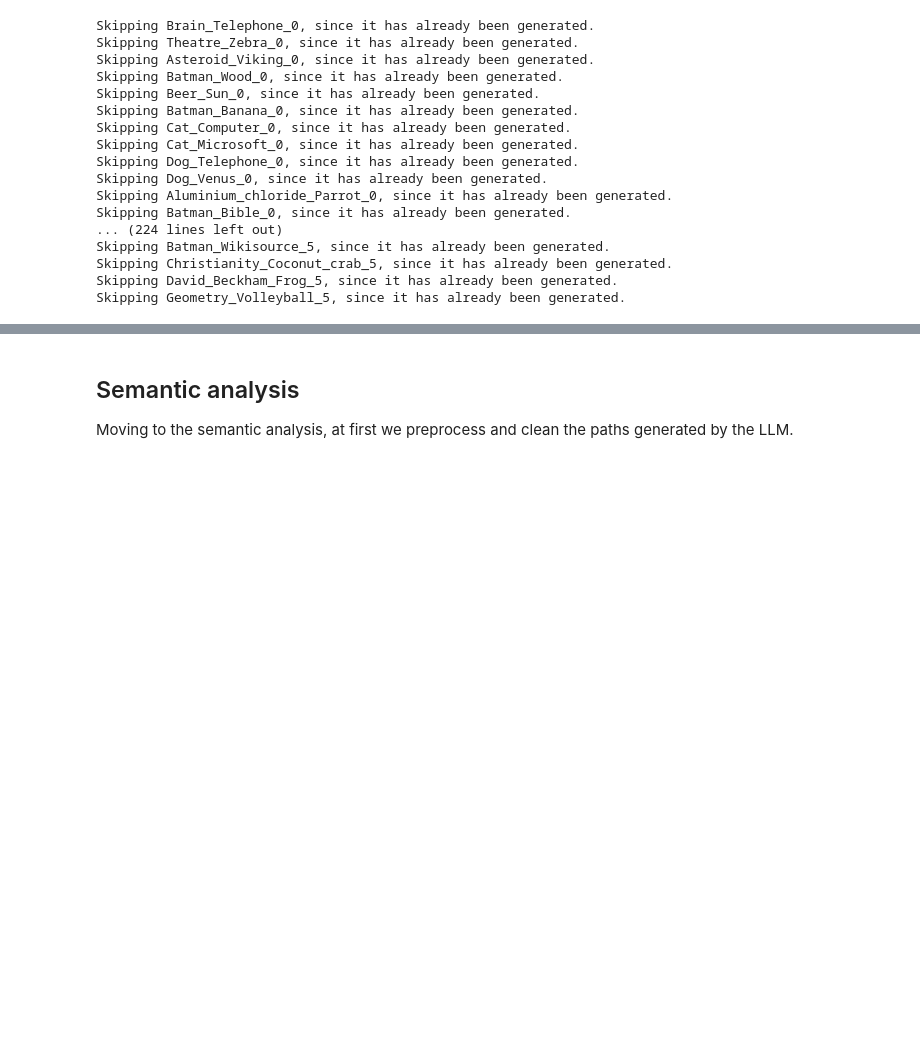
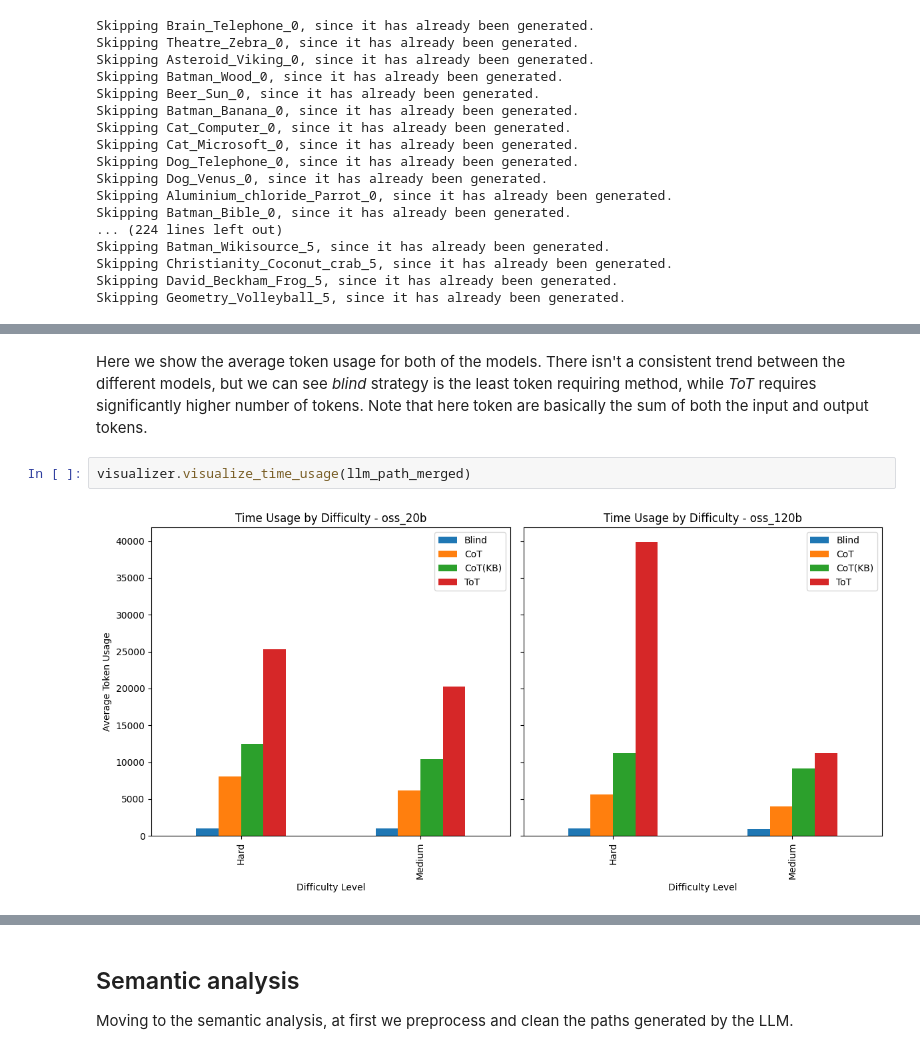
Before and after one commit to au-nlp/project-milestone-p2-group11, a Jupyter notebook: main.ipynb, the cells around one changed output, grey strips where cells are left out. Cells and saved outputs as stored; diff of their text form; blank space fills up the shorter version.

```diff
--- a/main.ipynb
+++ b/main.ipynb
@@ -474,0 +494,6 @@ Since the blind prompting strategy doesn't have many valid navigations, we inclu
+# %% [markdown]
+Here we show the average token usage for both of the models. There isn't a consistent trend between the different models, but we can see *blind* strategy is the least token requiring method, while *ToT* requires significantly higher number of tokens. Note that here token are basically the sum of both the input and output tokens.
+# %%
+visualizer.visualize_time_usage(llm_path_merged)
+# %% [output]
+[figure, added]
```
Also changed, not shown: parts of 24 cells of this notebook, 2 other files.
